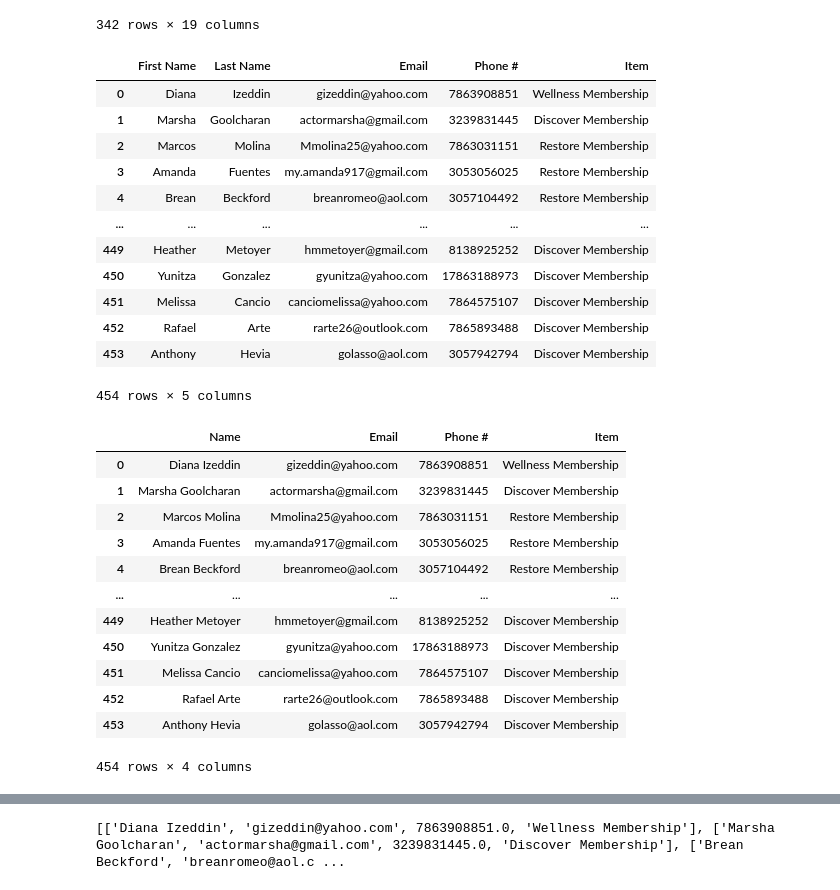
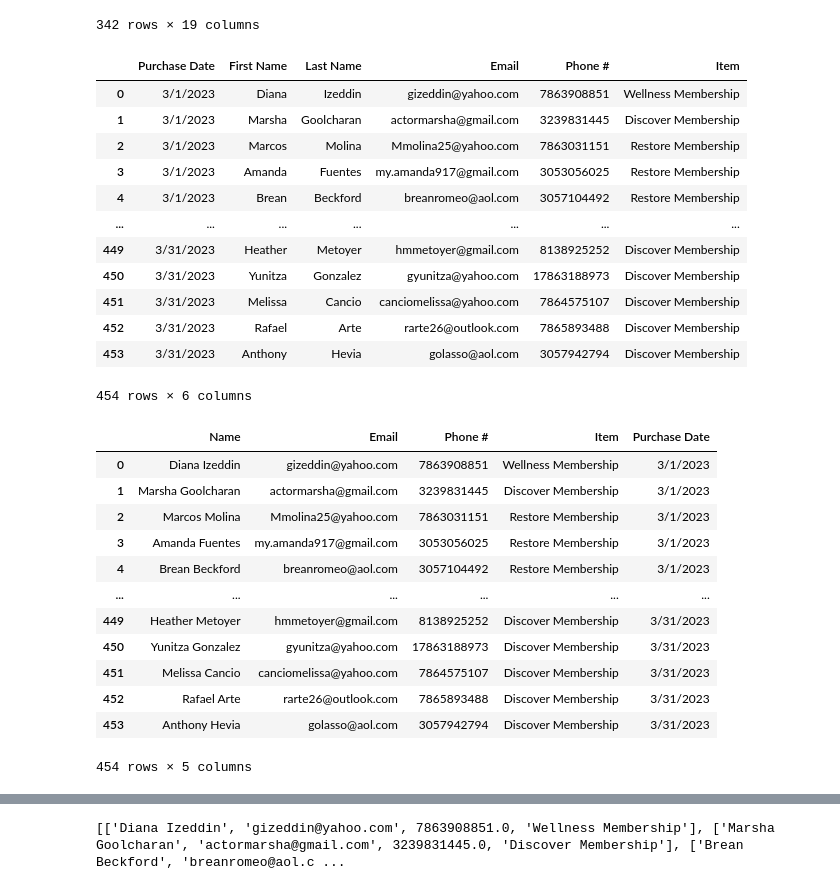
Before and after one commit to JReese2018/Restore_Data, a Jupyter notebook: Restore/Month Comparison/month_comparison_nb.ipynb, the cells around one changed output, grey strips where cells are left out. Saved outputs shown, nothing was run; the diff lists cells and outputs as text; code cells hidden in the pictures.

```diff
--- a/Restore/Lost Members/lost_member_nb.ipynb
+++ b/Restore/Month Comparison/month_comparison_nb.ipynb
@@ -28,46 +33,46 @@ current_df
 342 rows × 19 columns
 # %%
 ## Clean data
-previous_df = previous_df.drop(columns=['Studio Code', 'Purchase Date', 'Invoice ID', 'Client ID', 'Therapy Category', 'Business Category', 'Sales Rep', 'Autopay Status', 'Tax Amount', 'Amount', 'Discount', 'Gross adjusted Revenue', 'Quantity', 'Credit Used'])
-current_df = current_df.drop(columns=['Studio Code', 'Purchase Date', 'Invoice ID', 'Client ID', 'Therapy Category', 'Business Category', 'Sales Rep', 'Autopay Status', 'Tax Amount', 'Amount', 'Discount', 'Gross adjusted Revenue', 'Quantity', 'Credit Used'])
+previous_df = previous_df.drop(columns=['Studio Code', 'Invoice ID', 'Client ID', 'Therapy Category', 'Business Category', 'Sales Rep', 'Autopay Status', 'Tax Amount', 'Amount', 'Discount', 'Gross adjusted Revenue', 'Quantity', 'Credit Used'])
+current_df = current_df.drop(columns=['Studio Code', 'Invoice ID', 'Client ID', 'Therapy Category', 'Business Category', 'Sales Rep', 'Autopay Status', 'Tax Amount', 'Amount', 'Discount', 'Gross adjusted Revenue', 'Quantity', 'Credit Used'])
 previous_df
 # %% [output]
-|  | First Name | Last Name | Email | Phone # | Item |
-| 0 | Diana | Izeddin | gizeddin@yahoo.com | 7863908851 | Wellness Membership |
-| 1 | Marsha | Goolcharan | actormarsha@gmail.com | 3239831445 | Discover Membership |
-| 2 | Marcos | Molina | Mmolina25@yahoo.com | 7863031151 | Restore Membership |
-| 3 | Amanda | Fuentes | my.amanda917@gmail.com | 3053056025 | Restore Membership |
-| 4 | Brean | Beckford | breanromeo@aol.com | 3057104492 | Restore Membership |
-| ... | ... | ... | ... | ... | ... |
-| 449 | Heather | Metoyer | hmmetoyer@gmail.com | 8138925252 | Discover Membership |
-| 450 | Yunitza | Gonzalez | gyunitza@yahoo.com | 17863188973 | Discover Membership |
-| 451 | Melissa | Cancio | canciomelissa@yahoo.com | 7864575107 | Discover Membership |
-| 452 | Rafael | Arte | rarte26@outlook.com | 7865893488 | Discover Membership |
-| 453 | Anthony | Hevia | golasso@aol.com | 3057942794 | Discover Membership |
+|  | Purchase Date | First Name | Last Name | Email | Phone # | Item |
+| 0 | 3/1/2023 | Diana | Izeddin | gizeddin@yahoo.com | 7863908851 | Wellness Membership |
+| 1 | 3/1/2023 | Marsha | Goolcharan | actormarsha@gmail.com | 3239831445 | Discover Membership |
+| 2 | 3/1/2023 | Marcos | Molina | Mmolina25@yahoo.com | 7863031151 | Restore Membership |
+| 3 | 3/1/2023 | Amanda | Fuentes | my.amanda917@gmail.com | 3053056025 | Restore Membership |
+| 4 | 3/1/2023 | Brean | Beckford | breanromeo@aol.com | 3057104492 | Restore Membership |
+| ... | ... | ... | ... | ... | ... | ... |
+| 449 | 3/31/2023 | Heather | Metoyer | hmmetoyer@gmail.com | 8138925252 | Discover Membership |
+| 450 | 3/31/2023 | Yunitza | Gonzalez | gyunitza@yahoo.com | 17863188973 | Discover Membership |
+| 451 | 3/31/2023 | Melissa | Cancio | canciomelissa@yahoo.com | 7864575107 | Discover Membership |
+| 452 | 3/31/2023 | Rafael | Arte | rarte26@outlook.com | 7865893488 | Discover Membership |
+| 453 | 3/31/2023 | Anthony | Hevia | golasso@aol.com | 3057942794 | Discover Membership |
-454 rows × 5 columns
+454 rows × 6 columns
 # %%
 ## Combine Names
 current_df['Name'] = current_df['First Name'] + ' ' + current_df['Last Name']
 current_df = current_df.drop(columns=['First Name', 'Last Name'])
-current_df = current_df[['Name', 'Email', 'Phone #', 'Item']]
+current_df = current_df[['Name', 'Email', 'Phone #', 'Item', 'Purchase Date']]
 
 previous_df['Name'] = previous_df['First Name'] + ' ' + previous_df['Last Name']
 previous_df = previous_df.drop(columns=['First Name', 'Last Name'])
-previous_df = previous_df[['Name', 'Email', 'Phone #', 'Item']]
+previous_df = previous_df[['Name', 'Email', 'Phone #', 'Item', 'Purchase Date']]
 
 ## Printing
 previous_df
 # %% [output]
-|  | Name | Email | Phone # | Item |
-| 0 | Diana Izeddin | gizeddin@yahoo.com | 7863908851 | Wellness Membership |
-| 1 | Marsha Goolcharan | actormarsha@gmail.com | 3239831445 | Discover Membership |
-| 2 | Marcos Molina | Mmolina25@yahoo.com | 7863031151 | Restore Membership |
-| 3 | Amanda Fuentes | my.amanda917@gmail.com | 3053056025 | Restore Membership |
-| 4 | Brean Beckford | breanromeo@aol.com | 3057104492 | Restore Membership |
-| ... | ... | ... | ... | ... |
-| 449 | Heather Metoyer | hmmetoyer@gmail.com | 8138925252 | Discover Membership |
-| 450 | Yunitza Gonzalez | gyunitza@yahoo.com | 17863188973 | Discover Membership |
-| 451 | Melissa Cancio | canciomelissa@yahoo.com | 7864575107 | Discover Membership |
-| 452 | Rafael Arte | rarte26@outlook.com | 7865893488 | Discover Membership |
-| 453 | Anthony Hevia | golasso@aol.com | 3057942794 | Discover Membership |
+|  | Name | Email | Phone # | Item | Purchase Date |
+| 0 | Diana Izeddin | gizeddin@yahoo.com | 7863908851 | Wellness Membership | 3/1/2023 |
+| 1 | Marsha Goolcharan | actormarsha@gmail.com | 3239831445 | Discover Membership | 3/1/2023 |
+| 2 | Marcos Molina | Mmolina25@yahoo.com | 7863031151 | Restore Membership | 3/1/2023 |
+| 3 | Amanda Fuentes | my.amanda917@gmail.com | 3053056025 | Restore Membership | 3/1/2023 |
+| 4 | Brean Beckford | breanromeo@aol.com | 3057104492 | Restore Membership | 3/1/2023 |
+| ... | ... | ... | ... | ... | ... |
+| 449 | Heather Metoyer | hmmetoyer@gmail.com | 8138925252 | Discover Membership | 3/31/2023 |
+| 450 | Yunitza Gonzalez | gyunitza@yahoo.com | 17863188973 | Discover Membership | 3/31/2023 |
+| 451 | Melissa Cancio | canciomelissa@yahoo.com | 7864575107 | Discover Membership | 3/31/2023 |
+| 452 | Rafael Arte | rarte26@outlook.com | 7865893488 | Discover Membership | 3/31/2023 |
+| 453 | Anthony Hevia | golasso@aol.com | 3057942794 | Discover Membership | 3/31/2023 |
-454 rows × 4 columns
+454 rows × 5 columns
```
Also changed, not shown: parts of 10 cells of this notebook, 3 other files.
